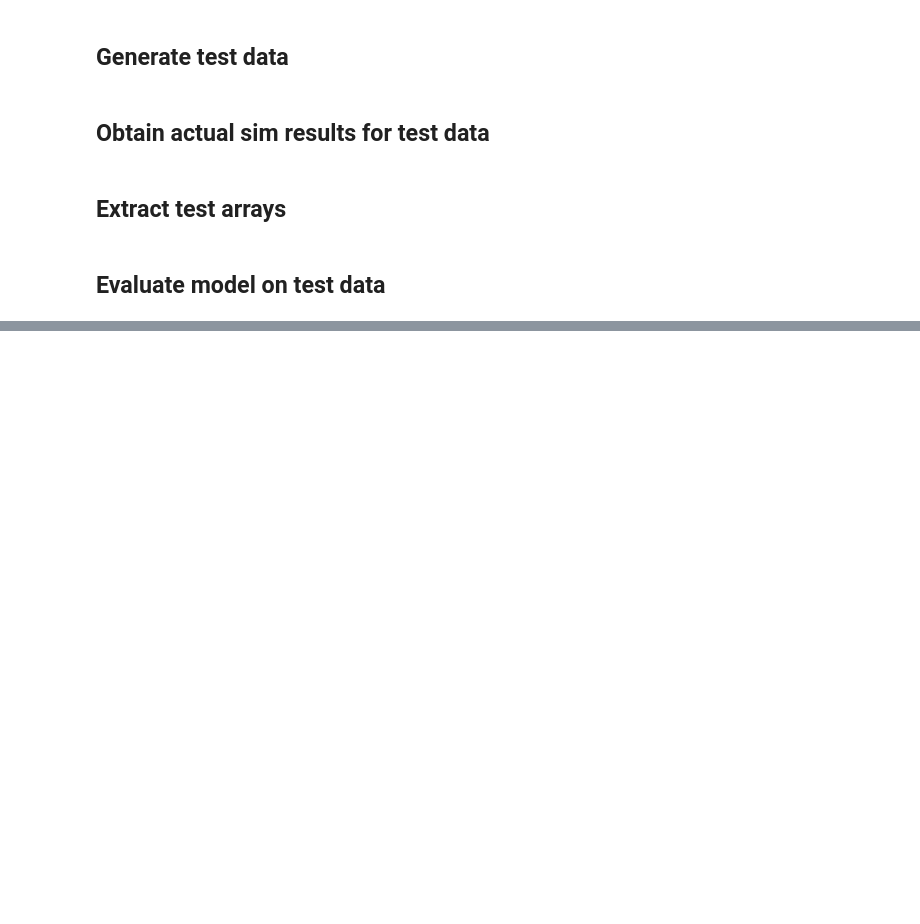
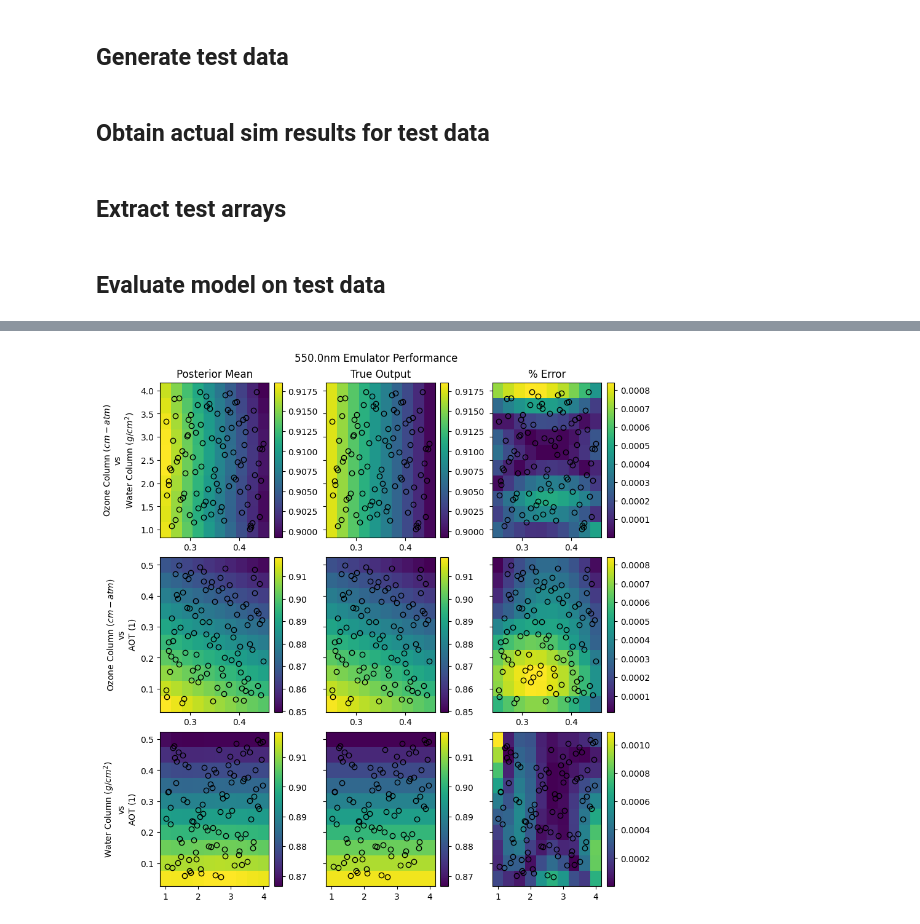
Before and after one commit to brianschubert/scratch-emulator, a Jupyter notebook: notebooks/aug29-single-pca.ipynb, the cells around one changed output, grey strips where cells are left out. Saved outputs shown, nothing was run; the diff lists cells and outputs as text; code cells hidden in the pictures; blank space fills up the shorter version.

```diff
--- a/notebooks/aug29-single-pca.ipynb
+++ b/notebooks/aug29-single-pca.ipynb
@@ -512,0 +538,7 @@ for pc_index in range(NUM_TRAIN_COMPONENTS):
+# %%
+pred_mean_wl = pca_pipe.inverse_transform(np.hstack([m.reshape(-1, 1) for m in pc_pred_means]))
+pred_error_wl = y_test_wl - pred_mean_wl
+
+pred_mean_wl_shaped = pred_mean_wl.reshape(*grid_shape, len(WAVELENGTHS))
+y_test_wl_shaped = y_test_wl.reshape(*grid_shape, len(WAVELENGTHS))
+pred_error_wl_shaped = pred_error_wl.reshape(*grid_shape, len(WAVELENGTHS))
@@ -512,0 +553,86 @@ for pc_index in range(NUM_TRAIN_COMPONENTS):
+# %%
+# Pick wavelength to plot mean, error surfaces for.
+wavelength_idx = 14
+
+param_idx_combos = list(itertools.combinations(range(len(INPUT_RANGES)), r=2))
+param_names = list(INPUT_RANGES.keys())
+
+fig, axs = plt.subplots(
+    nrows=len(param_idx_combos),
+    ncols=3,
+    figsize=(9, 3 * len(param_idx_combos)),
+    sharex="row",
+    sharey="row",
+    layout="constrained",
+)
+
+for ax_row, (param_x_idx, param_y_idx) in zip(axs, param_idx_combos):
+    local_mesh_x, local_mesh_y = np.meshgrid(
+        dense_input_test[param_names[param_x_idx]],
+        dense_input_test[param_names[param_y_idx]],
+        indexing="ij",
+    )
+
+    other_dims = tuple(
+        i for i in range(len(INPUT_RANGES)) if i not in (param_x_idx, param_y_idx)
+    )
+
+    pred_mean_only = pred_mean_wl_shaped[..., wavelength_idx].max(axis=other_dims)
+    y_test_only = y_test_wl_shaped[..., wavelength_idx].max(axis=other_dims)
+    pred_error_only = pred_error_wl_shaped[..., wavelength_idx].max(axis=other_dims)
+
+    vmin = min(pred_mean_only.min(), y_test_only.min())
+    vmax = max(pred_mean_only.max(), y_test_only.max())
+
+    # Plot predicted mean surface.
+    ax = ax_row[0]
+    art = ax.pcolormesh(
+        local_mesh_x, local_mesh_y, pred_mean_only, vmin=vmin, vmax=vmax
+    )
+    ax.plot(
+        input_samples[param_names[param_x_idx]],
+        input_samples[param_names[param_y_idx]],
+        "o",
+        color="k",
+        markerfacecolor="none",
+    )
+
+    cbar = fig.colorbar(art)
+
+    # Plot true output surface.
+    ax = ax_row[1]
+    art = ax.pcolormesh(local_mesh_x, local_mesh_y, y_test_only, vmin=vmin, vmax=vmax)
+    ax.plot(
+        input_samples[param_names[param_x_idx]],
+        input_samples[param_names[param_y_idx]],
+        "o",
+        color="k",
+        markerfacecolor="none",
+    )
+
+    fig.colorbar(art)
+
+    # Plot error surface.
+    ax = ax_row[2]
+    art = ax.pcolormesh(
+        local_mesh_x, local_mesh_y, np.abs(pred_error_only)
+    )
+    ax.plot(
+        input_samples[param_names[param_x_idx]],
+        input_samples[param_names[param_y_idx]],
+        "o",
+        color="k",
+        markerfacecolor="none",
+    )
+
+    fig.colorbar(art)
+
+    ax_row[0].set_ylabel(
+        f"{param_rich_name(param_names[param_x_idx])}\nvs\n{param_rich_name(param_names[param_y_idx])}"
+    )
+
+axs[0, 0].set_title("Posterior Mean")
+axs[0, 1].set_title("True Output")
+axs[0, 2].set_title("% Error")
+fig.suptitle(f"{WAVELENGTHS[wavelength_idx]*1e3:0.1f}nm Emulator Performance")
+# %% [output]
@@ -512,0 +640 @@ for pc_index in range(NUM_TRAIN_COMPONENTS):
+[figure, added]
```
Also changed, not shown: parts of 8 cells of this notebook.
